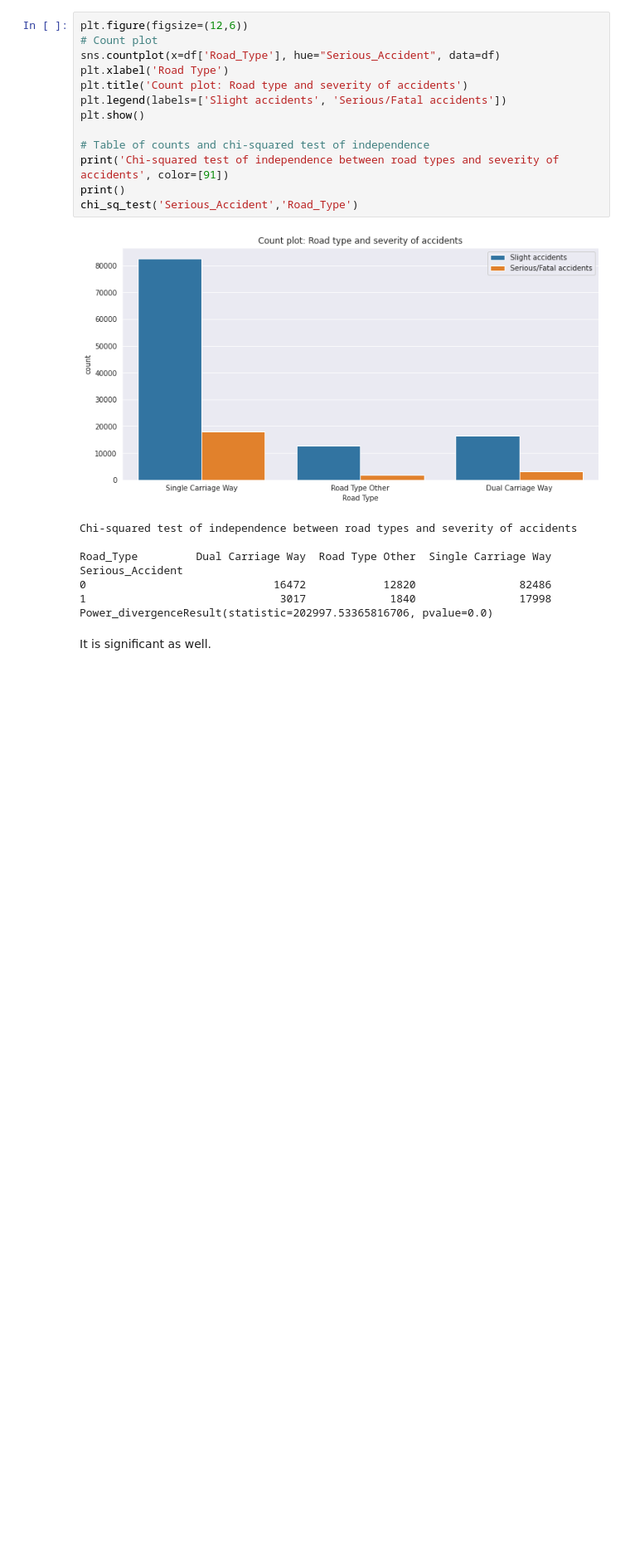
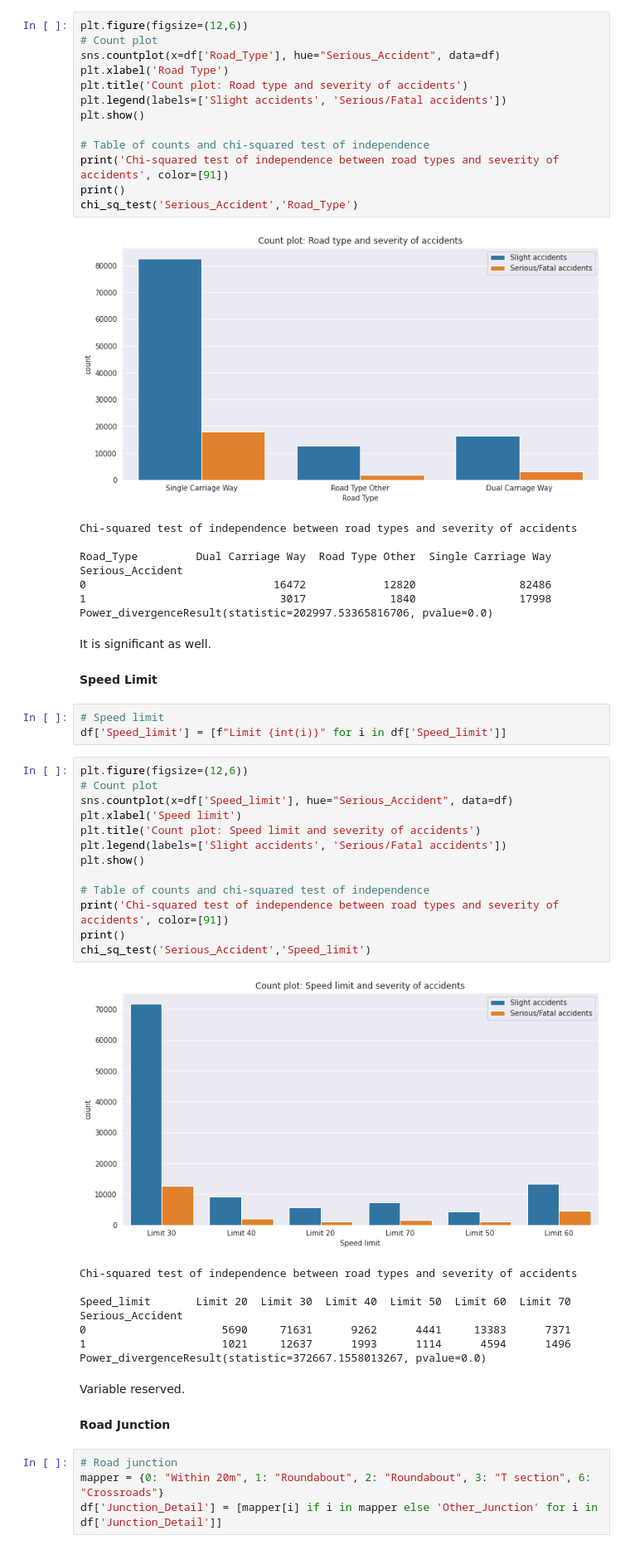
Before and after one commit to brian-pan/road-safety-machine-learning-report, a Jupyter notebook: machine_learning_python_project_one.ipynb, the cells around one changed output. Shown at 83% size. Saved outputs shown, nothing was run; the diff lists cells and outputs as text; blank space fills up the shorter version.

```diff
--- a/machine_learning_python_project_one.ipynb
+++ b/machine_learning_python_project_one.ipynb
@@ -572,3 +572,38 @@ Serious_Accident
 Power_divergenceResult(statistic=202997.53365816706, pvalue=0.0)
 # %% [markdown]
 It is significant as well.
+# %% [markdown]
+**Speed Limit**
+# %%
+# Speed limit
+df['Speed_limit'] = [f"Limit {int(i)}" for i in df['Speed_limit']]
+# %%
+plt.figure(figsize=(12,6))
+# Count plot
+sns.countplot(x=df['Speed_limit'], hue="Serious_Accident", data=df)
+plt.xlabel('Speed limit')
+plt.title('Count plot: Speed limit and severity of accidents')
+plt.legend(labels=['Slight accidents', 'Serious/Fatal accidents'])
+plt.show()
+
+# Table of counts and chi-squared test of independence
+print('Chi-squared test of independence between road types and severity of accidents', color=[91])
+print()
+chi_sq_test('Serious_Accident','Speed_limit')
+# %% [output]
+[figure, added]
+Chi-squared test of independence between road types and severity of accidents
+
+Speed_limit       Limit 20  Limit 30  Limit 40  Limit 50  Limit 60  Limit 70
+Serious_Accident
+0                     5690     71631      9262      4441     13383      7371
+1                     1021     12637      1993      1114      4594      1496
+Power_divergenceResult(statistic=372667.1558013267, pvalue=0.0)
+# %% [markdown]
+Variable reserved.
+# %% [markdown]
+**Road Junction**
+# %%
+# Road junction
+mapper = {0: "Within 20m", 1: "Roundabout", 2: "Roundabout", 3: "T section", 6: "Crossroads"}
+df['Junction_Detail'] = [mapper[i] if i in mapper else 'Other_Junction' for i in df['Junction_Detail']]
```
Also changed, not shown: parts of 19 cells of this notebook.
